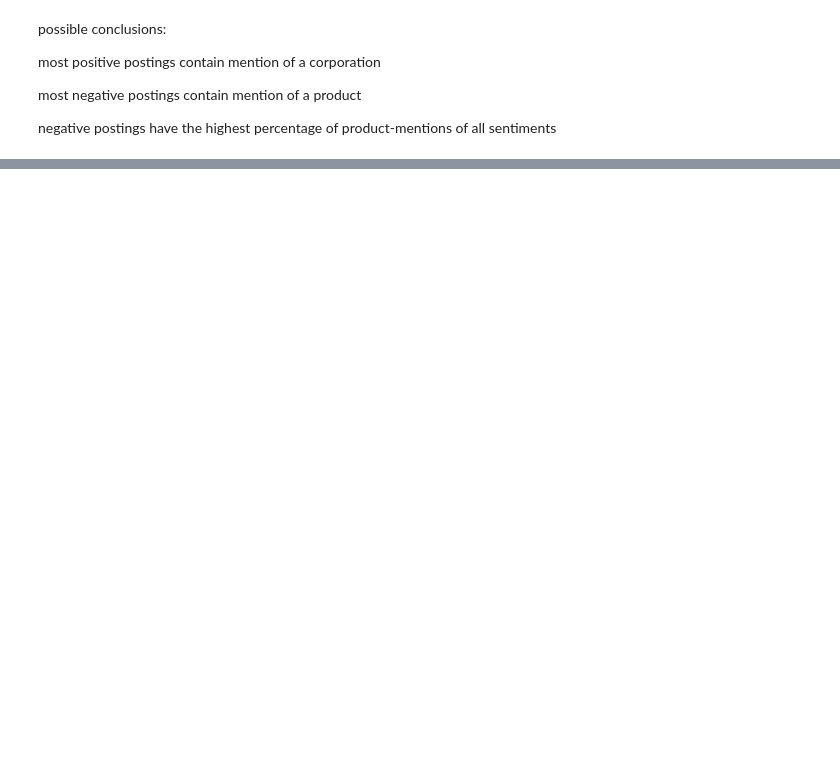
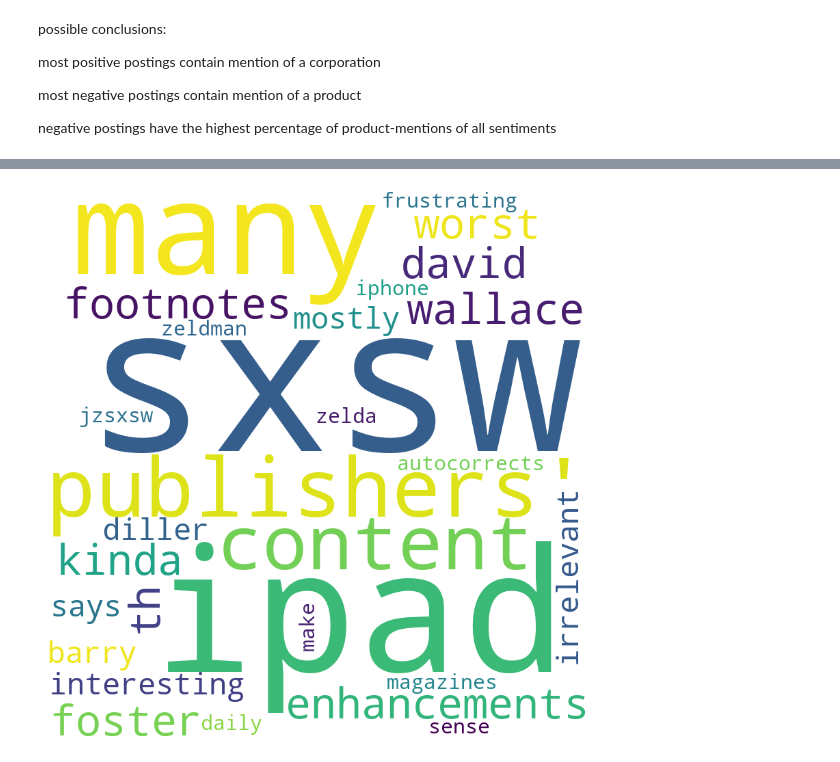
Before and after one commit to GeorgH02/thesis-code-3, a Jupyter notebook: final data analysis plots and pipeline.ipynb, the cells around one changed output, grey strips where cells are left out. Drawn from its saved outputs; the diff is of its cells as text; code cells hidden in the pictures; blank space fills up the shorter version.

```diff
--- a/final data analysis plots and pipeline.ipynb
+++ b/final data analysis plots and pipeline.ipynb
@@ -173,0 +247,4 @@ negative postings have the highest percentage of product-mentions of all sentime
+# %%
+wordclouds(df_results, "product", "negative")
+# %% [output]
+[figure, added]
```
Also changed, not shown: parts of 15 cells of this notebook, 2 other files.
